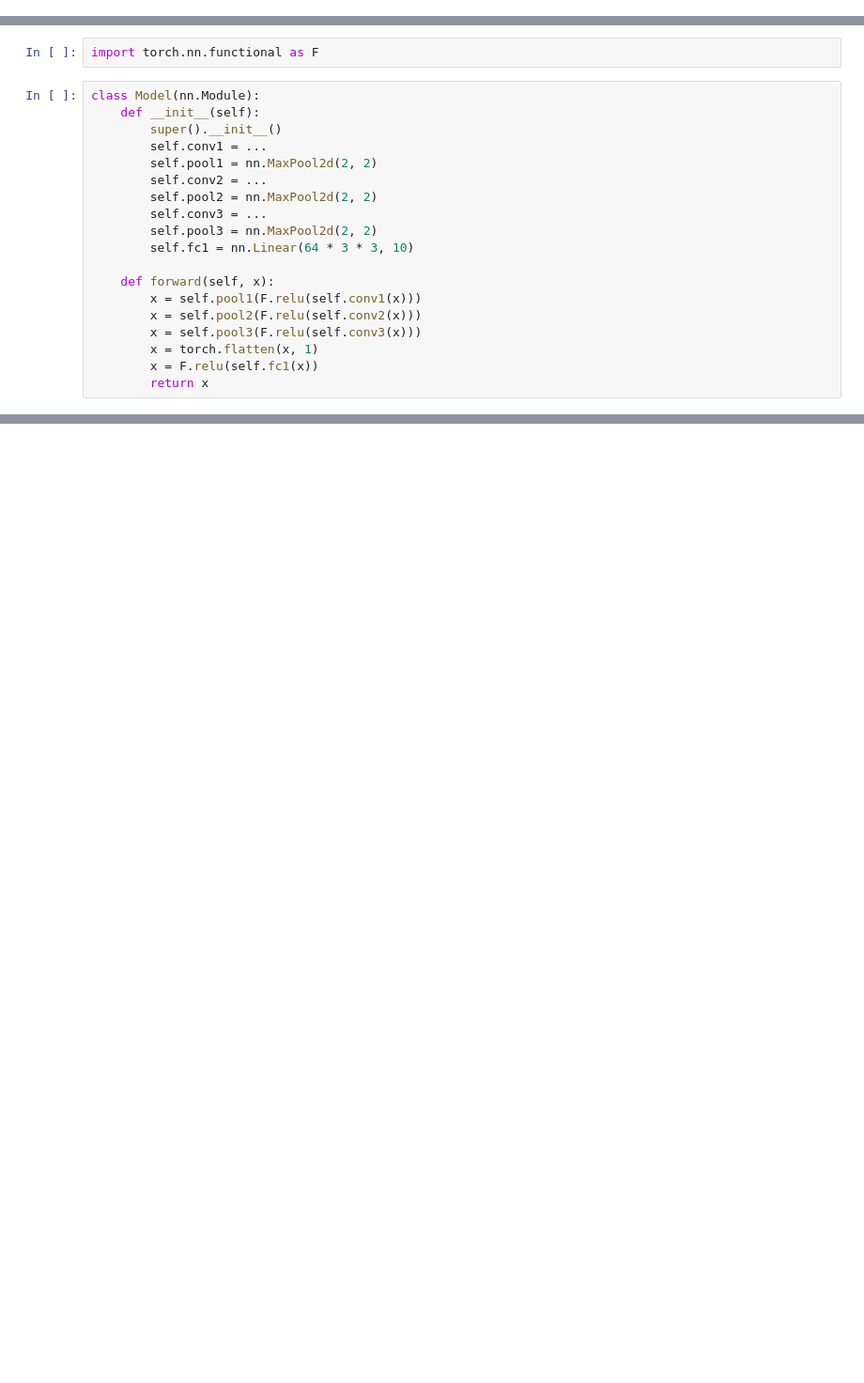
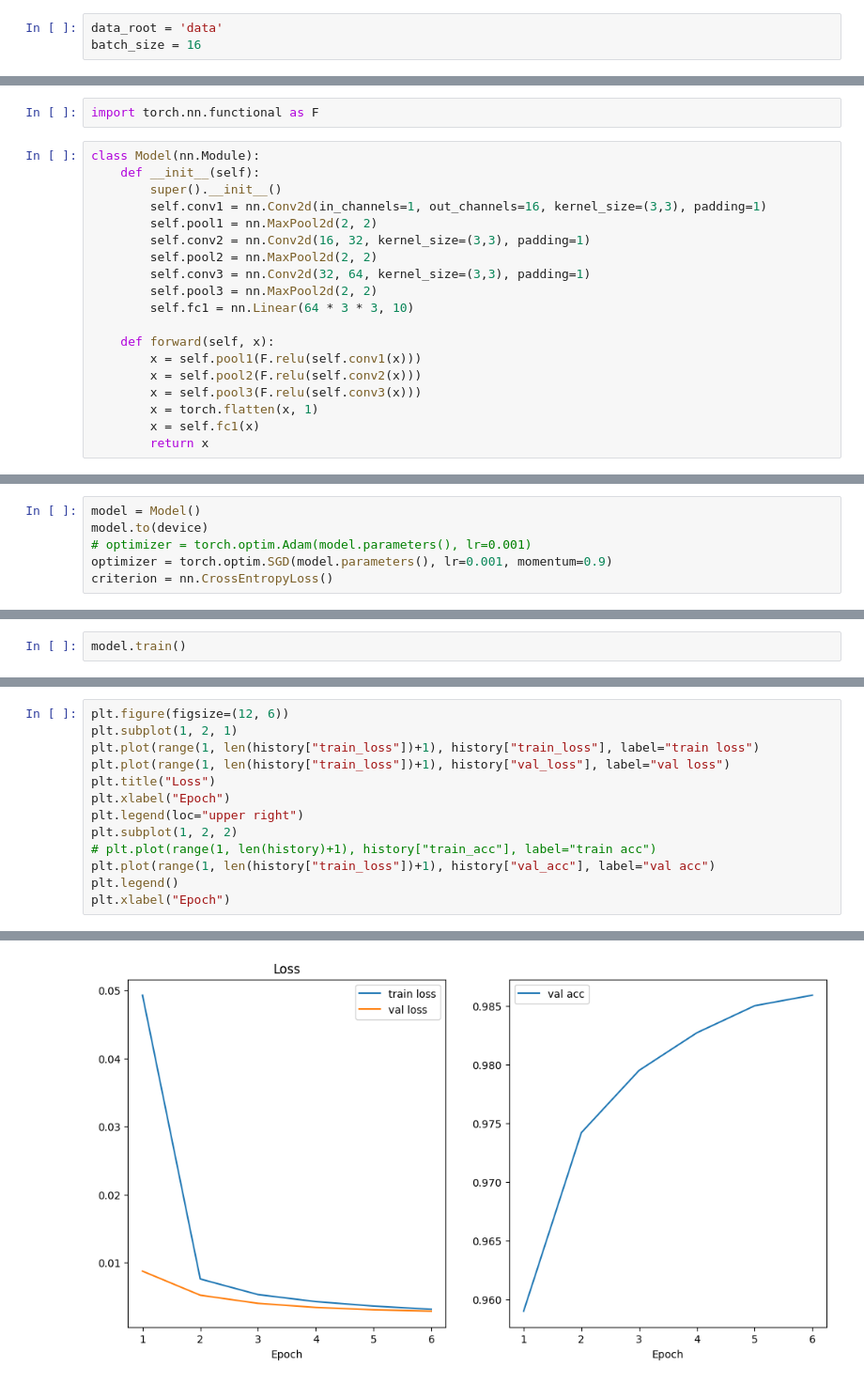
Before and after one commit to sudo-Cthulhufhtagn/DL_HW3_CONV, a Jupyter notebook: test.ipynb, the cells around one changed output, grey strips where cells are left out. Shown: that part at 94% size. Cells and saved outputs as stored; diff of their text form; blank space fills up the shorter version.

```diff
--- a/test.ipynb
+++ b/test.ipynb
@@ -10,0 +14,3 @@ from torchvision.transforms import ToTensor
+# %%
+data_root = 'data'
+batch_size = 16
@@ -41,11 +76,11 @@ import torch.nn.functional as F
 class Model(nn.Module):
     def __init__(self):
         super().__init__()
-        self.conv1 = ...
+        self.conv1 = nn.Conv2d(in_channels=1, out_channels=16, kernel_size=(3,3), padding=1)
         self.pool1 = nn.MaxPool2d(2, 2)
-        self.conv2 = ...
+        self.conv2 = nn.Conv2d(16, 32, kernel_size=(3,3), padding=1)
         self.pool2 = nn.MaxPool2d(2, 2)
-        self.conv3 = ...
+        self.conv3 = nn.Conv2d(32, 64, kernel_size=(3,3), padding=1)
         self.pool3 = nn.MaxPool2d(2, 2)
         self.fc1 = nn.Linear(64 * 3 * 3, 10)
 
@@ -54,5 +89,5 @@ class Model(nn.Module):
         x = self.pool2(F.relu(self.conv2(x)))
         x = self.pool3(F.relu(self.conv3(x)))
         x = torch.flatten(x, 1)
-        x = F.relu(self.fc1(x))
+        x = self.fc1(x)
         return x
@@ -60,0 +94,6 @@ device = torch.device("cuda:0" if torch.cuda.is_available() else "cpu")
+# %%
+model = Model()
+model.to(device)
+# optimizer = torch.optim.Adam(model.parameters(), lr=0.001)
+optimizer = torch.optim.SGD(model.parameters(), lr=0.001, momentum=0.9)
+criterion = nn.CrossEntropyLoss()
@@ -60,0 +106,2 @@ device = torch.device("cuda:0" if torch.cuda.is_available() else "cpu")
+# %%
+model.train()
@@ -60,0 +200,14 @@ device = torch.device("cuda:0" if torch.cuda.is_available() else "cpu")
+# %%
+plt.figure(figsize=(12, 6))
+plt.subplot(1, 2, 1)
+plt.plot(range(1, len(history["train_loss"])+1), history["train_loss"], label="train loss")
+plt.plot(range(1, len(history["train_loss"])+1), history["val_loss"], label="val loss")
+plt.title("Loss")
+plt.xlabel("Epoch")
+plt.legend(loc="upper right")
+plt.subplot(1, 2, 2)
+# plt.plot(range(1, len(history)+1), history["train_acc"], label="train acc")
+plt.plot(range(1, len(history["train_loss"])+1), history["val_acc"], label="val acc")
+plt.legend()
+plt.xlabel("Epoch")
+# %% [output]
@@ -60,0 +215 @@ device = torch.device("cuda:0" if torch.cuda.is_available() else "cpu")
+[figure, added]
```
Also changed, not shown: parts of 71 cells of this notebook.
